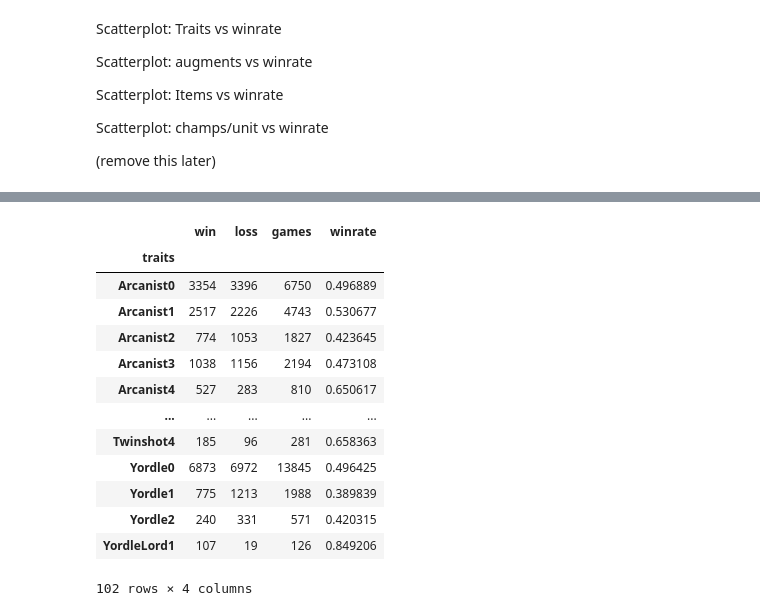
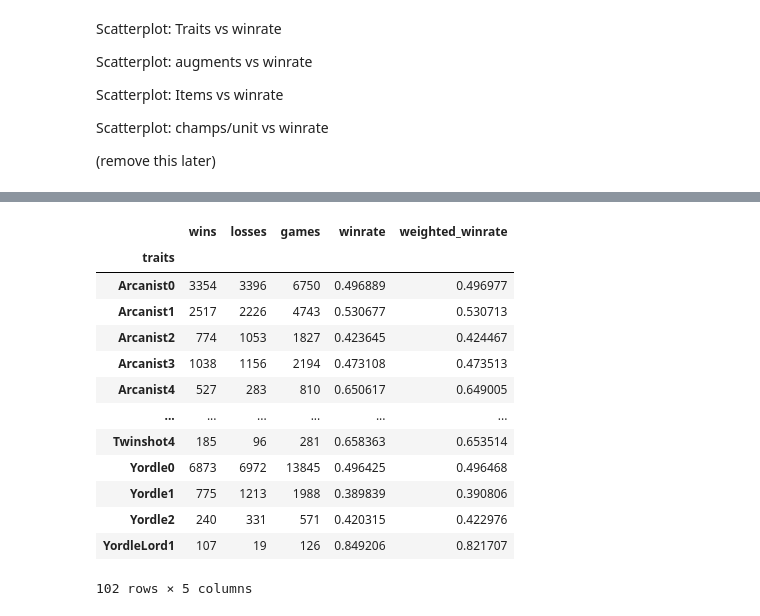
Before and after one commit to jdang2/jdang2.github.io, a Jupyter notebook: CMSC320Final.ipynb, the cells around one changed output, grey strips where cells are left out. Saved outputs shown, nothing was run; the diff lists cells and outputs as text; code cells hidden in the pictures.

```diff
--- a/CMSC320Final.ipynb
+++ b/CMSC320Final.ipynb
@@ -413,7 +300,7 @@ for key in keys:
             # Confirm that the ID is an actual Item ID by making sure its length is less or equal to 4
             # This is for the case that the item name is already there which could be the case
             if(len(str(units[char]['items'][item])) <= 4):
-                units[char]['items'][item] = itemDictionary[units[char]['items'][item]]
+                units[char]['items'][item] = itemDictionary[str(units[char]['items'][item])]
 
     # update the row with the new information
     data[key]['units'] = units
@@ -493,0 +355,25 @@ augment_df
+# %%
+def data_vs_winrate(data, group, aggregate_funcs):
+    data["wins"] = np.where(data["placement"] <= 4, 1, 0)
+    data["losses"] = np.where(data["placement"] >= 5, 1, 0)
+    data["games"] = 1
+
+    data = data.groupby([group]).aggregate(aggregate_funcs)
+    data["winrate"] = data["wins"] / data["games"]
+
+    return data
+# %%
+def get_weighted_winrate(data):
+    weighted_constant = 12.5
+    numer = data["wins"] + weighted_constant * data['winrate'].mean()
+    denom = data['games'] + weighted_constant
+    return numer / denom
+# %%
+augment_df = df.explode("augments")
+
+aggregate_funcs = {'wins': 'sum', 'losses': 'sum', 'games': 'count'}
+augment_df = data_vs_winrate(augment_df, 'augments', aggregate_funcs)
+
+augment_df['weighted_winrate'] = get_weighted_winrate(augment_df)
+
+augment_df
@@ -494,30 +416,28 @@ augment_df
 # %%
 trait_df = df.explode("traits")
 
-trait_df["traits"] = trait_df["traits"].apply(lambda x: (x.get('name') + str(x.get('tier_current'))) if type(x) is dict else x)
-trait_df["win"] = np.where(trait_df["placement"] <= 4, 1, 0)
-trait_df["loss"] = np.where(trait_df["placement"] >= 5, 1, 0)
-trait_df["games"] = 1
+trait_df["traits"] = trait_df["traits"].apply(lambda x: (x.get('name') + str(x.get('tier_current'))) if type(x) is dict else np.nan)
+trait_df = trait_df.dropna(subset=['traits'])
 
-trait_df = trait_df.groupby(['traits']).aggregate(aggregate_functions)
-trait_df["winrate"] = trait_df["win"] / trait_df["games"]
+trait_df = data_vs_winrate(trait_df, 'traits', aggregate_funcs)
+trait_df['weighted_winrate'] = get_weighted_winrate(trait_df)
 
 trait_df
 # %% [output]
-|  | win | loss | games | winrate |
-| traits |  |  |  |  |
-| Arcanist0 | 3354 | 3396 | 6750 | 0.496889 |
-| Arcanist1 | 2517 | 2226 | 4743 | 0.530677 |
-| Arcanist2 | 774 | 1053 | 1827 | 0.423645 |
-| Arcanist3 | 1038 | 1156 | 2194 | 0.473108 |
-| Arcanist4 | 527 | 283 | 810 | 0.650617 |
-| ... | ... | ... | ... | ... |
-| Twinshot4 | 185 | 96 | 281 | 0.658363 |
-| Yordle0 | 6873 | 6972 | 13845 | 0.496425 |
-| Yordle1 | 775 | 1213 | 1988 | 0.389839 |
-| Yordle2 | 240 | 331 | 571 | 0.420315 |
-| YordleLord1 | 107 | 19 | 126 | 0.849206 |
+|  | wins | losses | games | winrate | weighted_winrate |
+| traits |  |  |  |  |  |
+| Arcanist0 | 3354 | 3396 | 6750 | 0.496889 | 0.496977 |
+| Arcanist1 | 2517 | 2226 | 4743 | 0.530677 | 0.530713 |
+| Arcanist2 | 774 | 1053 | 1827 | 0.423645 | 0.424467 |
+| Arcanist3 | 1038 | 1156 | 2194 | 0.473108 | 0.473513 |
+| Arcanist4 | 527 | 283 | 810 | 0.650617 | 0.649005 |
+| ... | ... | ... | ... | ... | ... |
+| Twinshot4 | 185 | 96 | 281 | 0.658363 | 0.653514 |
+| Yordle0 | 6873 | 6972 | 13845 | 0.496425 | 0.496468 |
+| Yordle1 | 775 | 1213 | 1988 | 0.389839 | 0.390806 |
+| Yordle2 | 240 | 331 | 571 | 0.420315 | 0.422976 |
+| YordleLord1 | 107 | 19 | 126 | 0.849206 | 0.821707 |
-102 rows × 4 columns
+102 rows × 5 columns
 # %%
 unit_df = df.explode("units")
 
```
Also changed, not shown: parts of 10 cells of this notebook, 3 other files.
